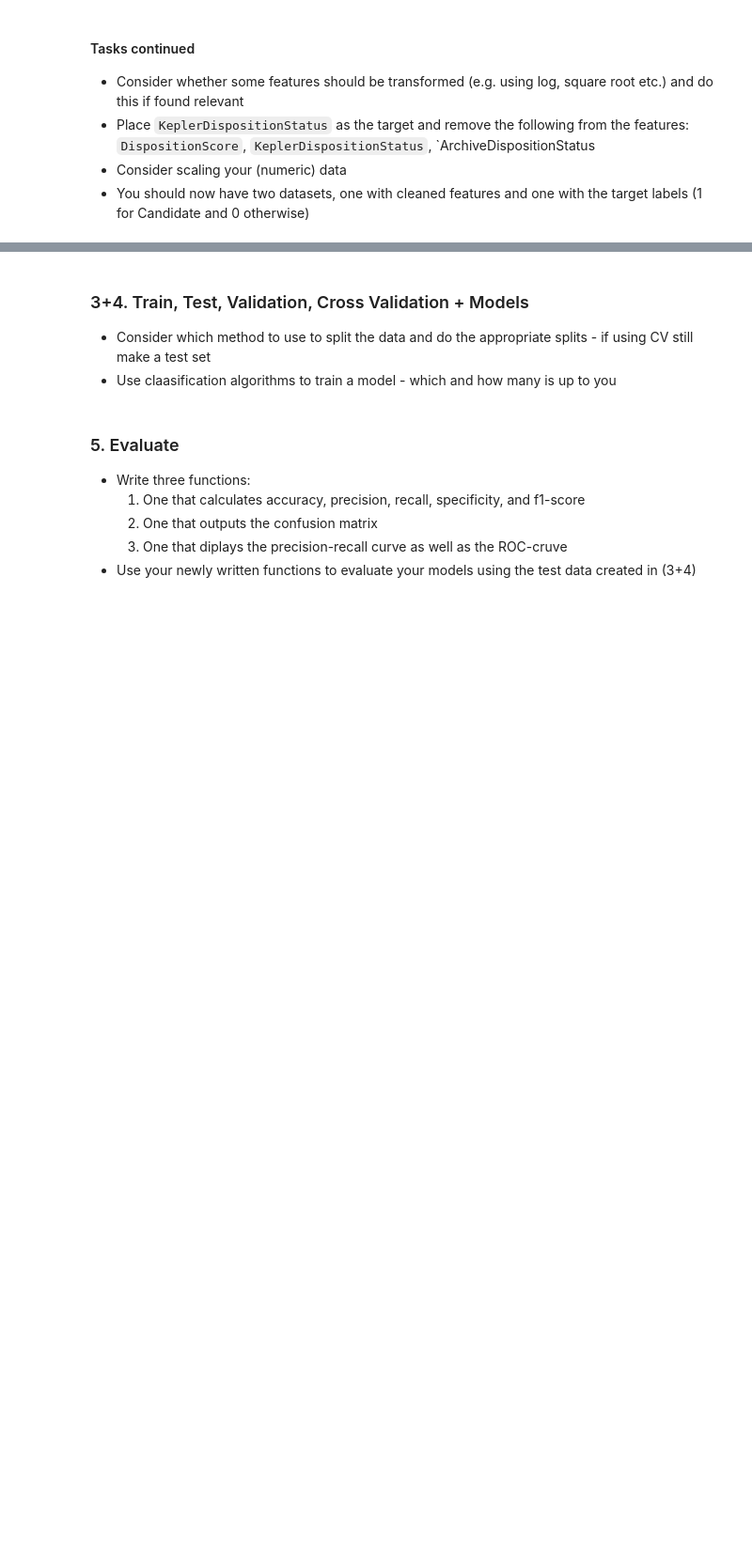
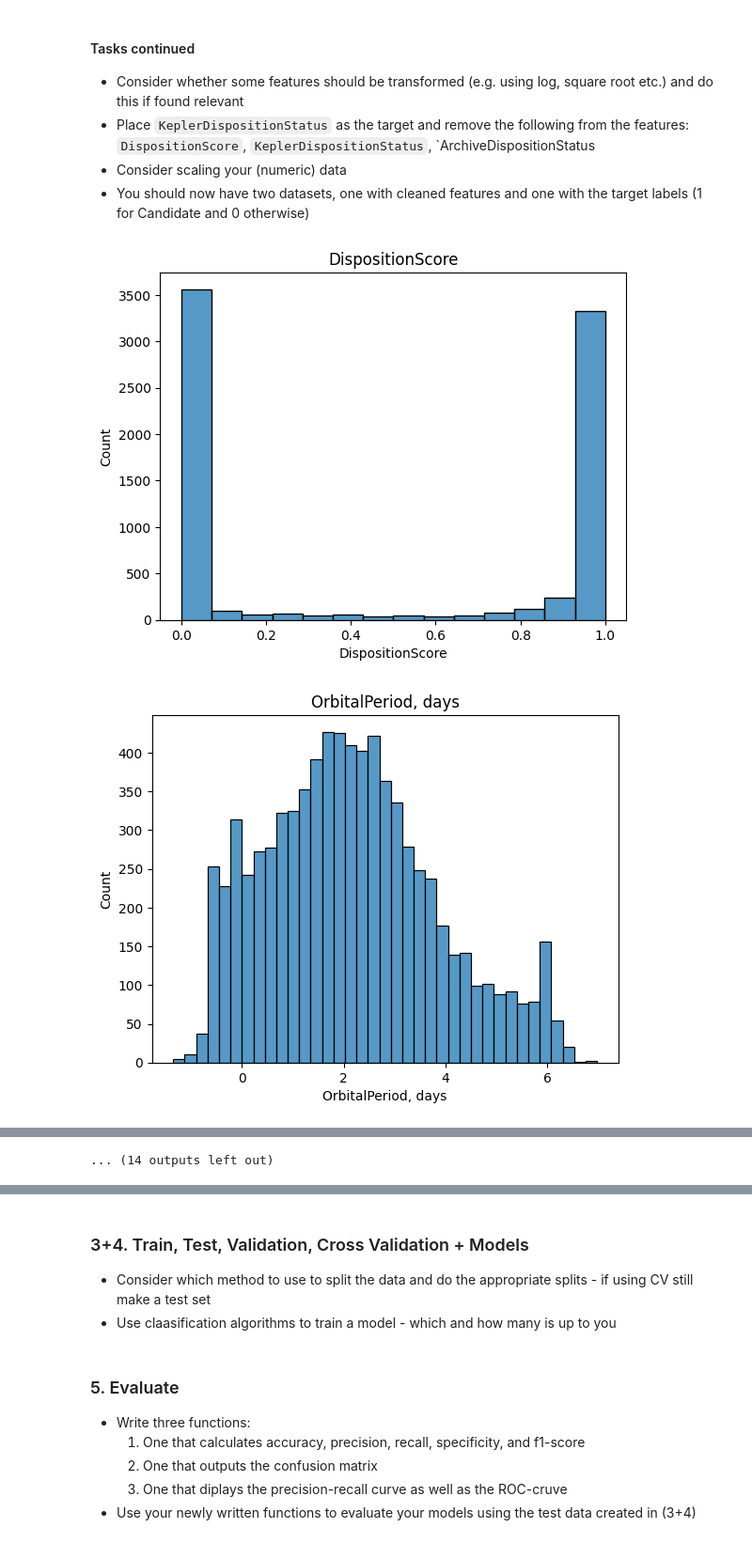
Before and after one commit to michaelbui99/mal-assignment-2, a Jupyter notebook: 2. Preprocessing and Feature Engineering - Detecting Exoplanets.ipynb, the cells around one changed output, grey strips where cells are left out. Shown at 94% size. Saved outputs shown, nothing was run; the diff lists cells and outputs as text; code cells hidden in the pictures; blank space fills up the shorter version.

```diff
--- a/2. Preprocessing and Feature Engineering - Detecting Exoplanets.ipynb
+++ b/2. Preprocessing and Feature Engineering - Detecting Exoplanets.ipynb
@@ -588,0 +639,8 @@ TypeError: The x variable is categorical, but one of ['numeric', 'datetime'] is
+# %%
+for i in features.select_dtypes(include=["float64"]):
+    plt.figure()
+    plt.title(f'{i}')
+    sns.histplot(data=features[i])
+# %% [output]
+[figure, added]
+[figure, added]
@@ -588,0 +657 @@ TypeError: The x variable is categorical, but one of ['numeric', 'datetime'] is
+... (14 outputs left out)
```
Also changed, not shown: parts of 12 cells of this notebook.
